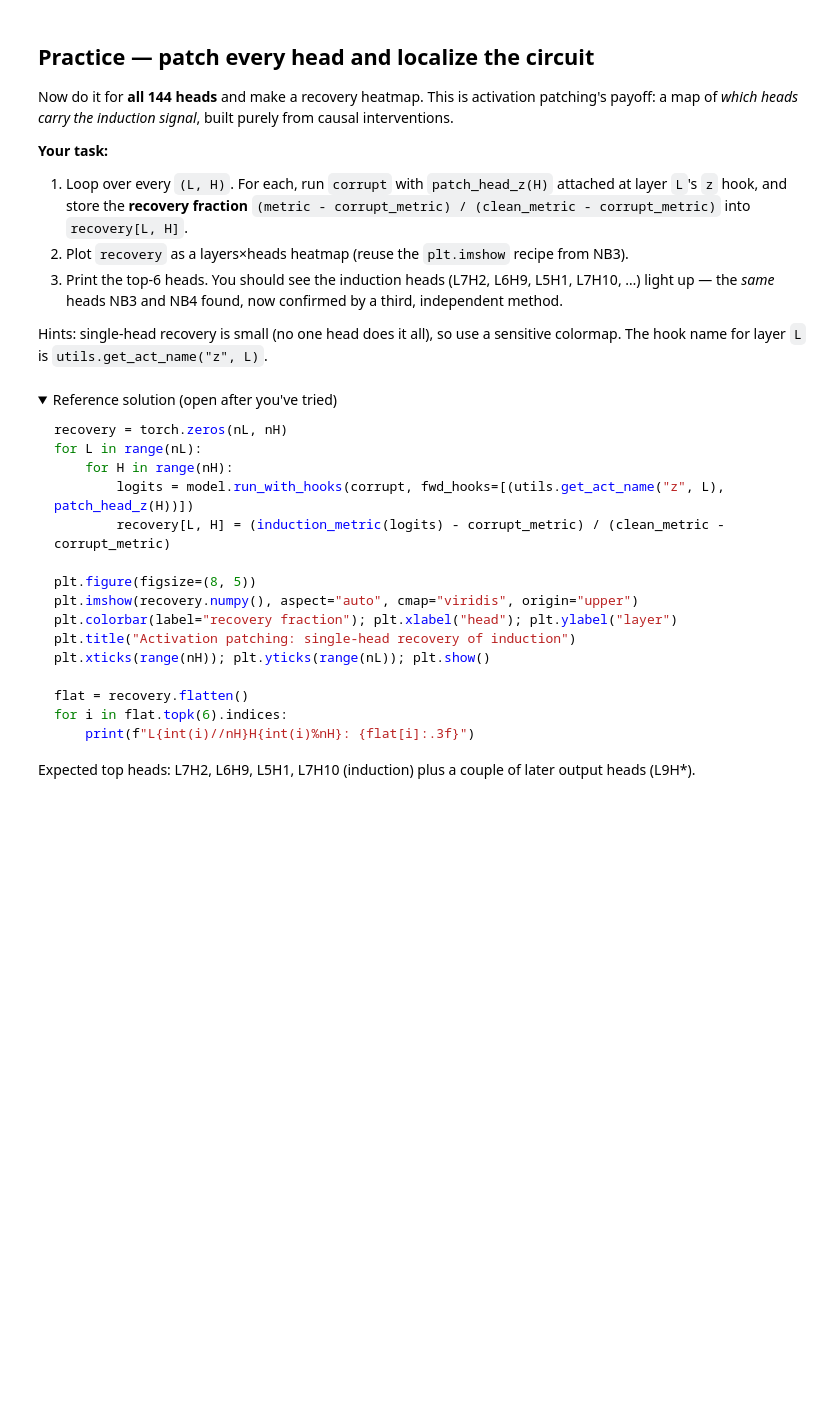
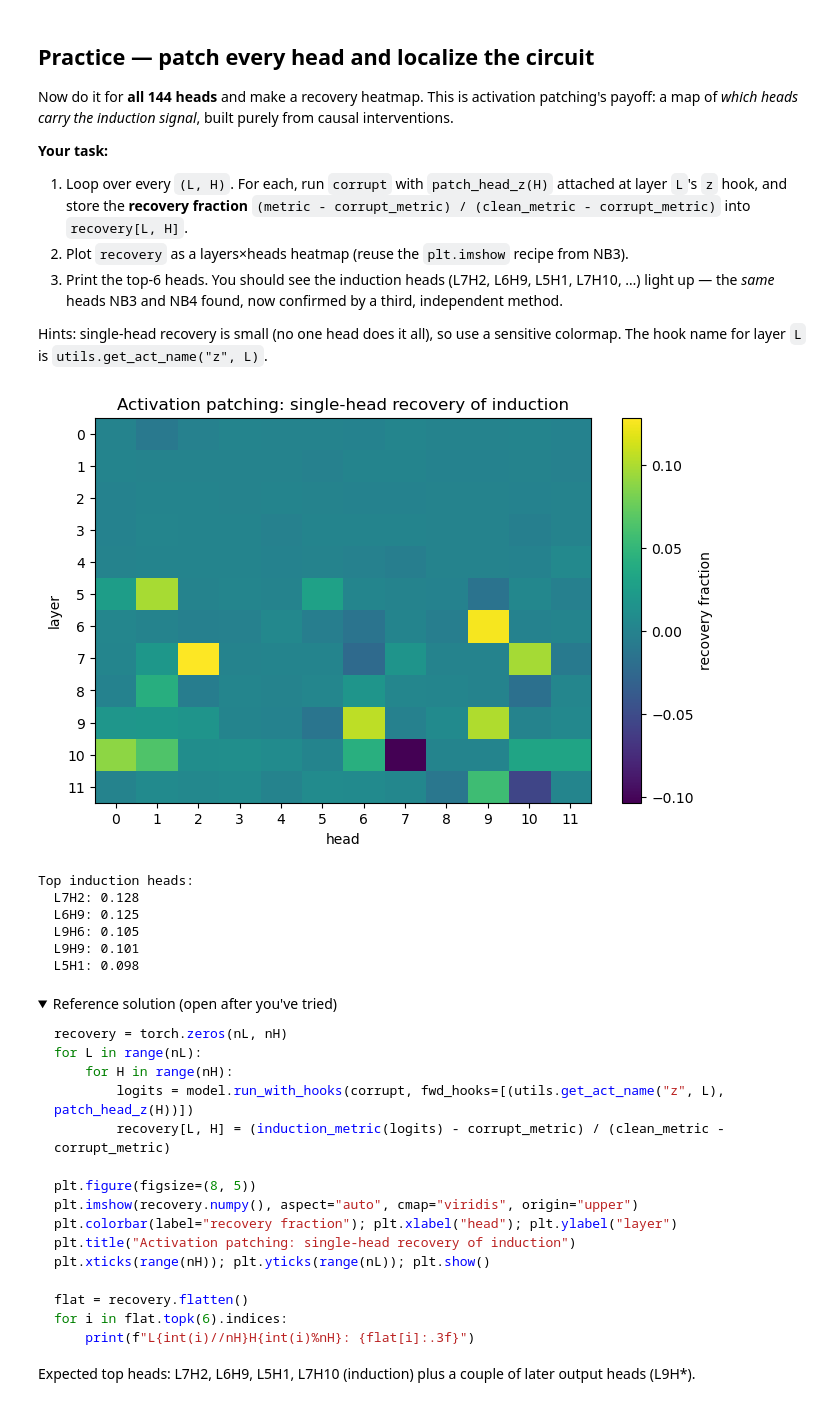
Before and after one commit to AlexanderYWHDu/TransformerLens_Practice, a Jupyter notebook: 05_activation_patching.ipynb, the cells around one changed output. Drawn from its saved outputs; the diff is of its cells as text; code cells hidden in the pictures; folded sections open; blank space fills up the shorter version.

```diff
--- a/05_activation_patching.ipynb
+++ b/05_activation_patching.ipynb
@@ -130,13 +140,30 @@ hook name for layer `L` is `utils.get_act_name("z", L)`.
 # %%
 recovery = torch.zeros(nL, nH)
 
-# TODO(you):
-# for L in range(nL):
-#     for H in range(nH):
-#         logits = model.run_with_hooks(corrupt, fwd_hooks=[(utils.get_act_name("z", L), patch_head_z(H))])
-#         recovery[L, H] = (induction_metric(logits) - corrupt_metric) / (clean_metric - corrupt_metric)
-#
+for L in range(nL):
+     for H in range(nH):
+        logits = model.run_with_hooks(corrupt, fwd_hooks=[(utils.get_act_name("z", L), patch_head_z(H))])
+        recovery[L, H] = (induction_metric(logits) - corrupt_metric) / (clean_metric - corrupt_metric)
+
 # plot recovery as a heatmap, and print the top-6 heads
+plt.figure(figsize=(8, 5))
+plt.imshow(recovery.numpy(), aspect="auto", cmap="viridis", origin="upper")
+plt.colorbar(label="recovery fraction"); plt.xlabel("head"); plt.ylabel("layer")
+plt.title("Activation patching: single-head recovery of induction")
+plt.xticks(range(nH)); plt.yticks(range(nL)); plt.show()
+
+flat = recovery.flatten()
+print("Top induction heads:")
+for i in flat.topk(5).indices:
+    print(f"  L{int(i)//nH}H{int(i)%nH}: {flat[i]:.3f}")
+# %% [output]
+[figure, added]
+Top induction heads:
+  L7H2: 0.128
+  L6H9: 0.125
+  L9H6: 0.105
+  L9H9: 0.101
+  L5H1: 0.098
 # %% [markdown]
 <details>
 <summary>Reference solution (open after you've tried)</summary>
```
Also changed, not shown: parts of 4 cells of this notebook, 1 other file.
